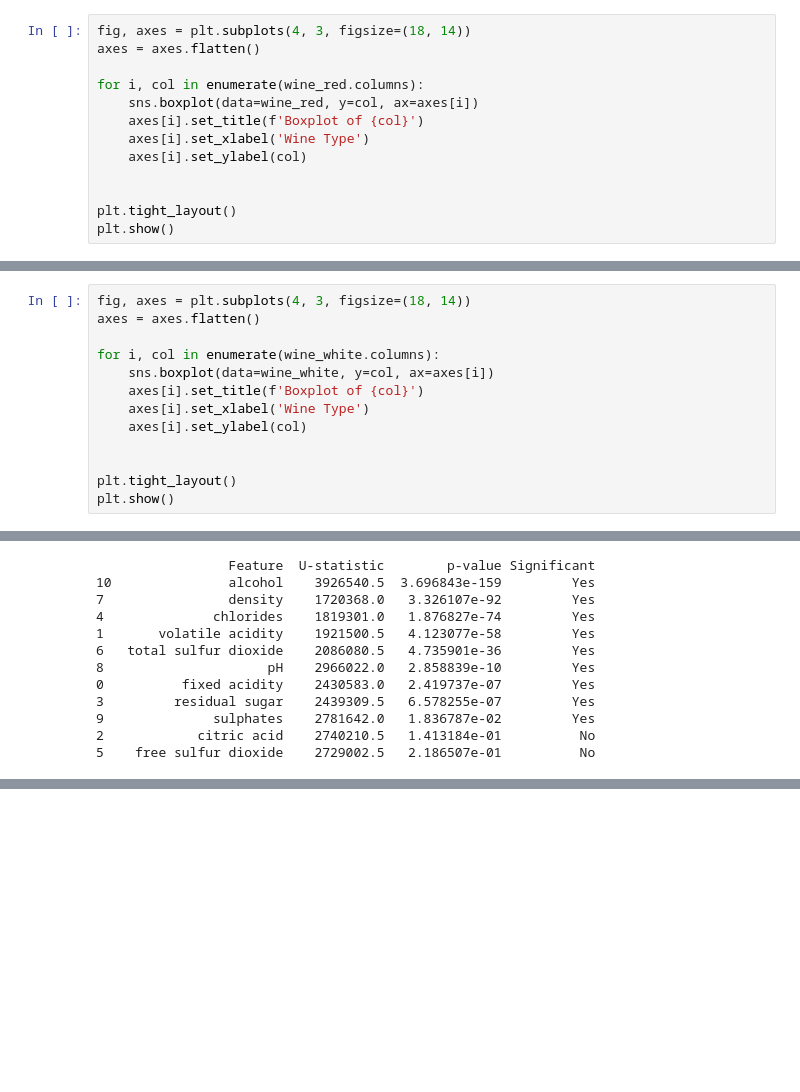
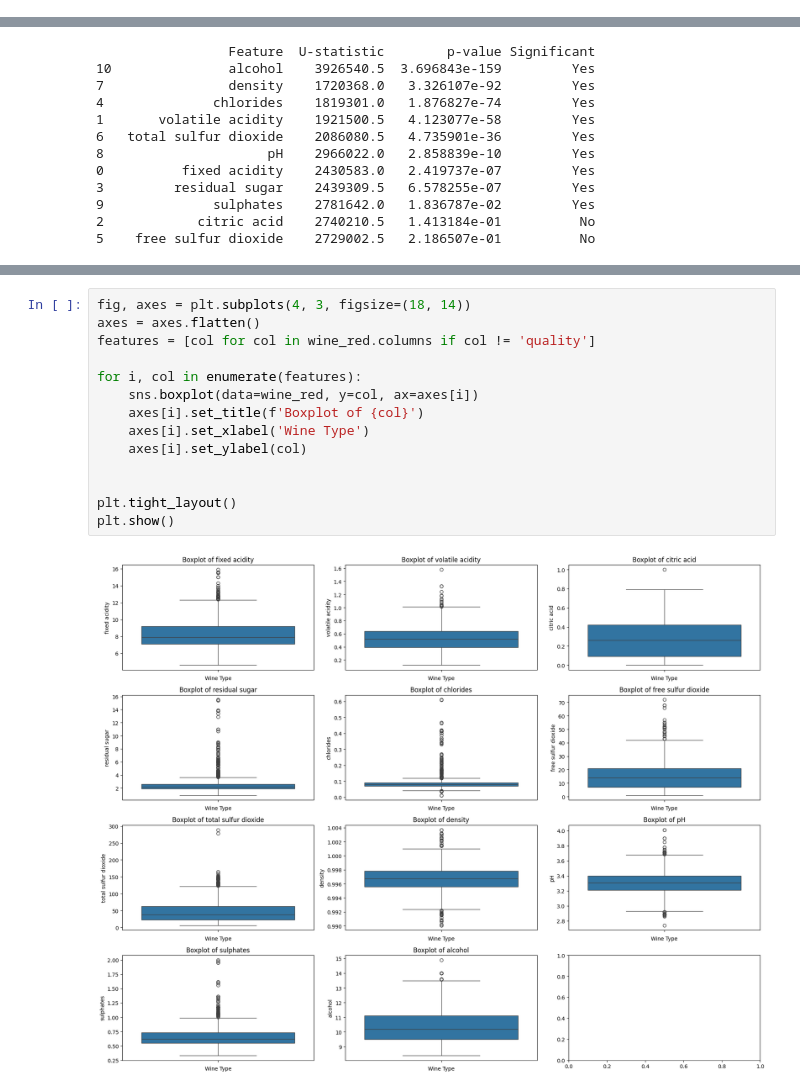
Before and after one commit to bercaakbayir/unimi-dse-ml-project, a Jupyter notebook: main.ipynb, the cells around one changed output, grey strips where cells are left out. Cells and saved outputs as stored; diff of their text form; blank space fills up the shorter version.

```diff
--- a/main.ipynb
+++ b/main.ipynb
@@ -271,13 +226,0 @@ dtype: float64
-# %%
-fig, axes = plt.subplots(4, 3, figsize=(18, 14))
-axes = axes.flatten()
-
-for i, col in enumerate(wine_red.columns):
-    sns.boxplot(data=wine_red, y=col, ax=axes[i])
-    axes[i].set_title(f'Boxplot of {col}')
-    axes[i].set_xlabel('Wine Type')
-    axes[i].set_ylabel(col)
-
-
-plt.tight_layout()
-plt.show()
@@ -286,13 +226,0 @@ plt.show()
-# %%
-fig, axes = plt.subplots(4, 3, figsize=(18, 14))
-axes = axes.flatten()
-
-for i, col in enumerate(wine_white.columns):
-    sns.boxplot(data=wine_white, y=col, ax=axes[i])
-    axes[i].set_title(f'Boxplot of {col}')
-    axes[i].set_xlabel('Wine Type')
-    axes[i].set_ylabel(col)
-
-
-plt.tight_layout()
-plt.show()
@@ -448,0 +428,16 @@ print(results_df)
+# %%
+fig, axes = plt.subplots(4, 3, figsize=(18, 14))
+axes = axes.flatten()
+features = [col for col in wine_red.columns if col != 'quality']
+
+for i, col in enumerate(features):
+    sns.boxplot(data=wine_red, y=col, ax=axes[i])
+    axes[i].set_title(f'Boxplot of {col}')
+    axes[i].set_xlabel('Wine Type')
+    axes[i].set_ylabel(col)
+
+
+plt.tight_layout()
+plt.show()
+# %% [output]
+[figure, added]
```
Also changed, not shown: parts of 26 cells of this notebook.
